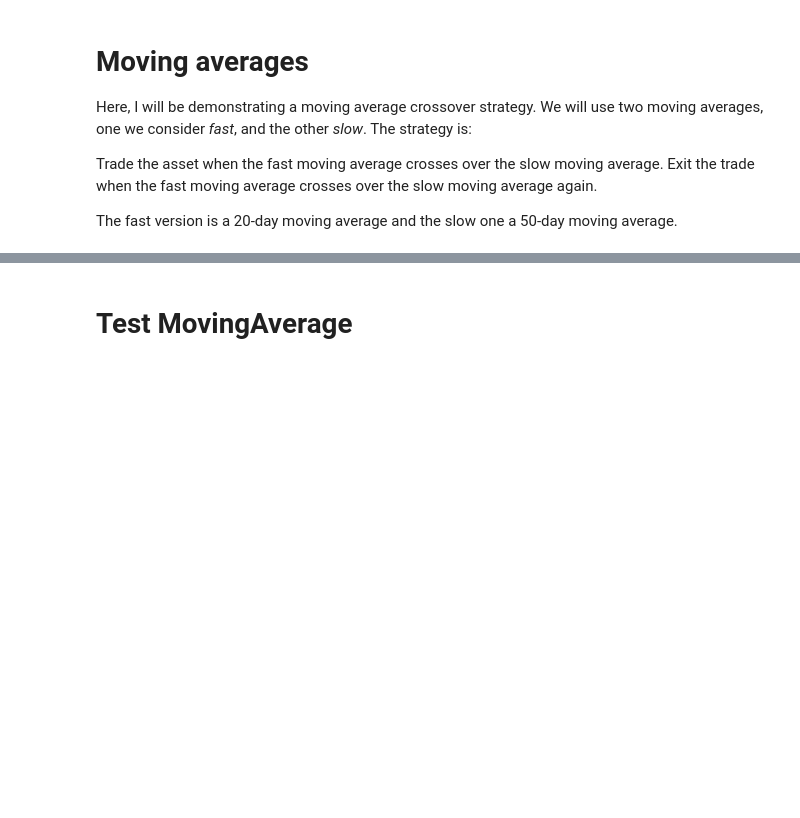
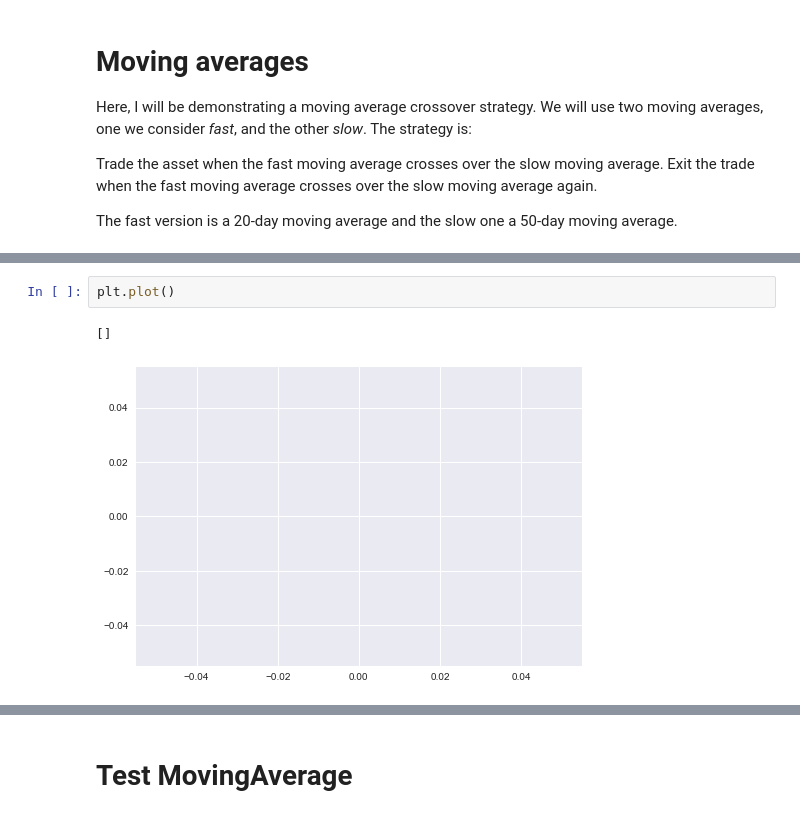
Before and after one commit to tobiasraabe/crypto, a Jupyter notebook: src/exploration/prediction_moving_average.ipynb, the cells around one changed output, grey strips where cells are left out. Cells and saved outputs as stored; diff of their text form; blank space fills up the shorter version.

```diff
--- a/src/exploration/prediction_moving_average.ipynb
+++ b/src/exploration/prediction_moving_average.ipynb
@@ -58,0 +84,5 @@ for fast, slow in [[1, 50], [2, 5], [5, 10], [10, 20], [15, 30], [20, 50], [50,
+# %%
+plt.plot()
+# %% [output]
+[]
+[figure, added]
```
Also changed, not shown: parts of 14 cells of this notebook, 16 other files.
